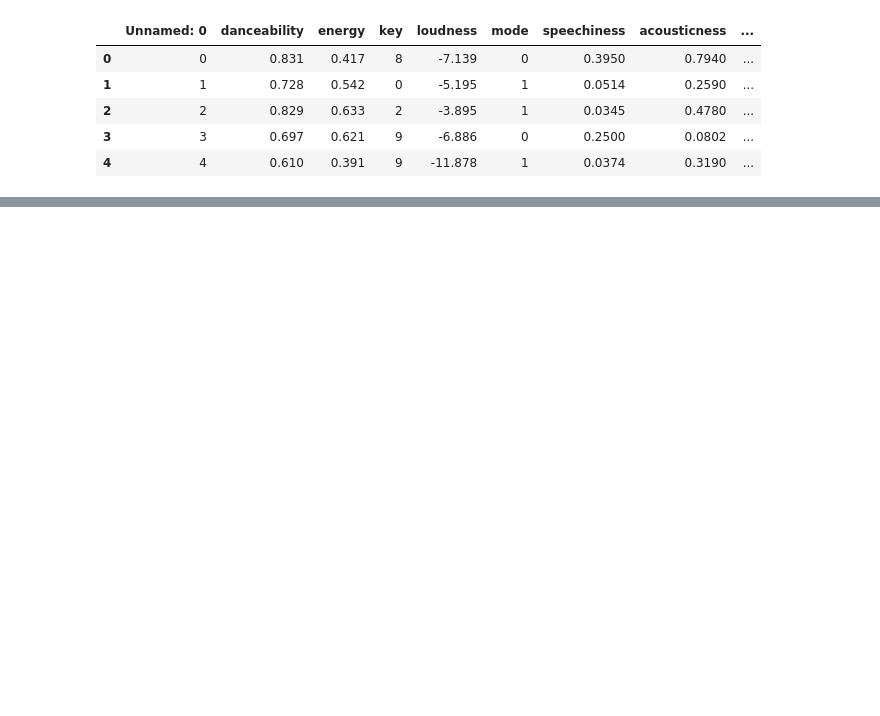
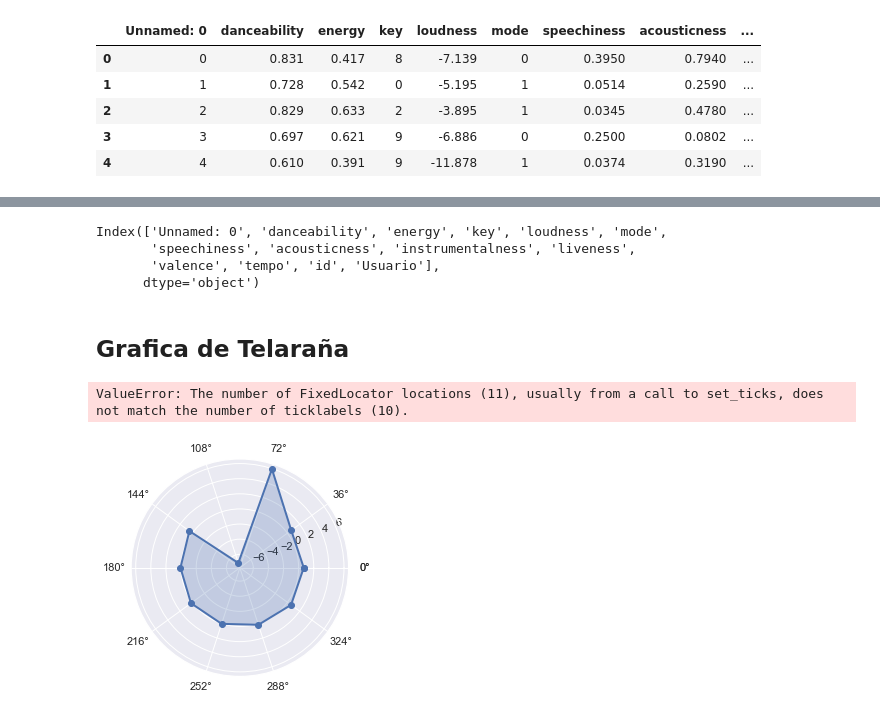
Before and after one commit to rikrdinii1/project-dataviz, a Jupyter notebook: Proyecto_4-Data_Viz_Pt.2_Union_y_Viz.ipynb, the cells around one changed output, grey strips where cells are left out. Cells and saved outputs as stored; diff of their text form; code cells hidden in the pictures; blank space fills up the shorter version.

```diff
--- a/Proyecto_4-Data_Viz_Pt.2_Union_y_Viz.ipynb
+++ b/Proyecto_4-Data_Viz_Pt.2_Union_y_Viz.ipynb
@@ -10,4 +10,6 @@ import numpy as np
 import seaborn as sns
 import matplotlib.pyplot as plt
 import plotly.graph_objects as go
+import seaborn as sns
+sns.set()
 # %%
@@ -76,3 +84,44 @@ df_info_artistas_general.head()
 | 4 | 4 | ['mariachi', 'nuevo regional mexi... | 0XwVARXT135rw8lyw1EeWP | Christian Nodal | 86 | 5259430 | Brenda |
 # %%
 ## Buscar las graficas con plotly
+df_features_canciones_general.columns
+# %% [output]
+Index(['Unnamed: 0', 'danceability', 'energy', 'key', 'loudness', 'mode',
+       'speechiness', 'acousticness', 'instrumentalness', 'liveness',
+       'valence', 'tempo', 'id', 'Usuario'],
+      dtype='object')
+# %% [markdown]
+## Grafica de Telaraña
+# %%
+# Grafica de Telaraña
+"""
+Primero tenemos que obtener los datos que deseamos graficar, en este caso, al ser una comparacion de los datos de mi lista de
+reproduccion contra los de Bren, unicamente tomaremos el promedio de los datos de las canciones en cada una de las listas
+Posteriormente procedemos a eliminar un par de columnas que no requerimos y transponemos la tabla para poder leerla facilmente.
+"""
+features_mean = df_features_canciones_general.groupby('Usuario').mean()
+features_mean = features_mean.drop(columns=['Unnamed: 0','tempo'])
+features_mean = features_mean.T
+features_mean
+
+etiquetas =features_mean.index.to_list()
+# %%
+#Primero generamos una lista con los valores a representar
+ricardo = features_mean['Ricardo'].to_list()
+brenda = features_mean['Brenda'].to_list()
+
+# Generamos los titulos y angulos requeridos
+etiquetas =features_mean.index.to_list()
+angulos = np.linspace(0,2*np.pi,len(etiquetas),endpoint=False)
+
+# Tenemos que concatenar el primer valor con el ultimo para que podamos cerrar el circulo
+ricardo = np.concatenate((ricardo,[ricardo[0]]))
+brenda = np.concatenate((brenda,[brenda[0]]))
+angulos = np.concatenate((angulos,[angulos[0]]))
+
+plt.polar(angulos, brenda,'o-',linewidth=2)
+plt.fill(angulos, brenda, alpha=0.25)
+plt.thetagrids(angulos*180/np.pi,etiquetas)
+# %% [output]
+ValueError: The number of FixedLocator locations (11), usually from a call to set_ticks, does not match the number of ticklabels (10).
+[figure, added]
```
Also changed, not shown: parts of 2 cells of this notebook.
